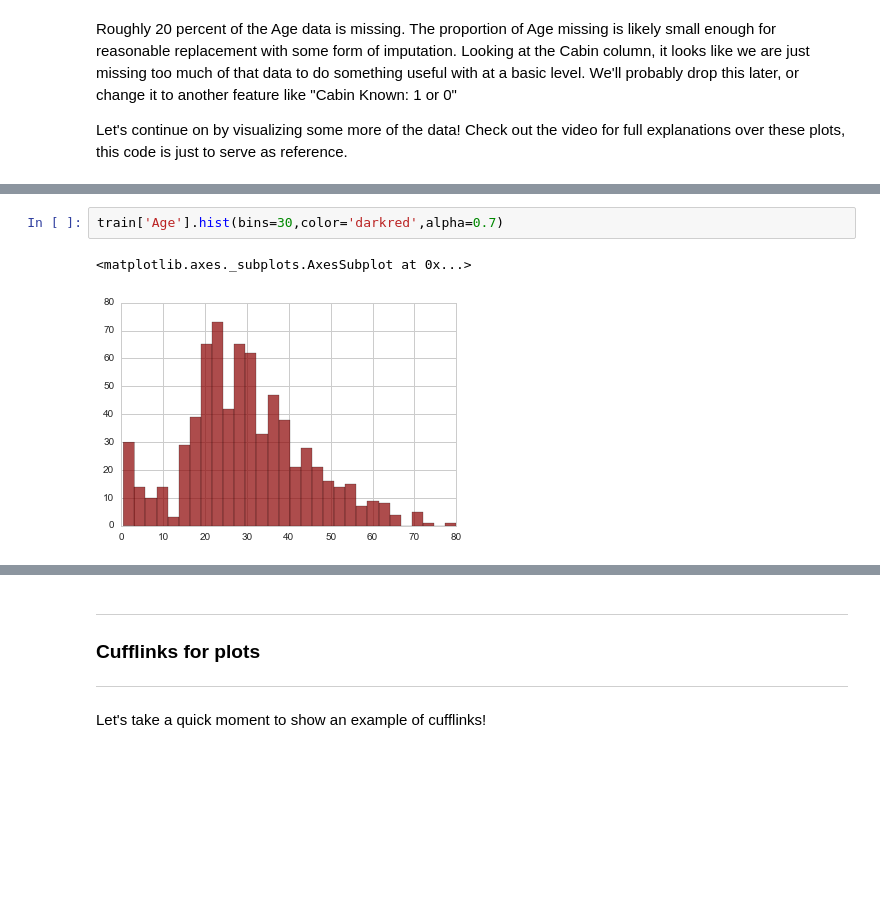
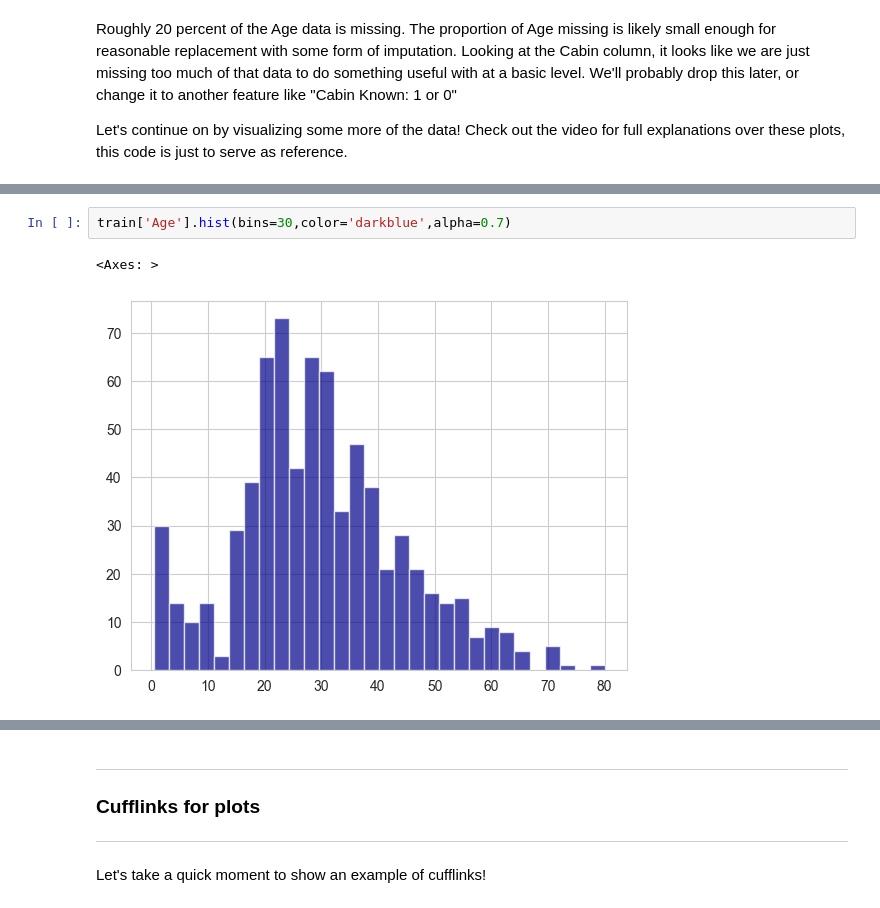
Before and after one commit to shfarhaan/ml-notebooks, a Jupyter notebook: Logistic-Regression/01-Logistic Regression with Python.ipynb, the cells around one changed output, grey strips where cells are left out. Cells and saved outputs as stored; diff of their text form; blank space fills up the shorter version.

```diff
--- a/Logistic-Regression/01-Logistic Regression with Python.ipynb
+++ b/Logistic-Regression/01-Logistic Regression with Python.ipynb
@@ -75,8 +108,8 @@ sns.distplot(train['Age'].dropna(),kde=False,color='darkred',bins=30)
 # %%
-train['Age'].hist(bins=30,color='darkred',alpha=0.7)
+train['Age'].hist(bins=30,color='darkblue',alpha=0.7)
 # %% [output]
-<matplotlib.axes._subplots.AxesSubplot at 0x...>
+<Axes: >
-[figure, old version]
+[figure, new version]
 # %%
 sns.countplot(x='SibSp',data=train)
 # %% [output]
```
Also changed, not shown: parts of 26 cells of this notebook.
